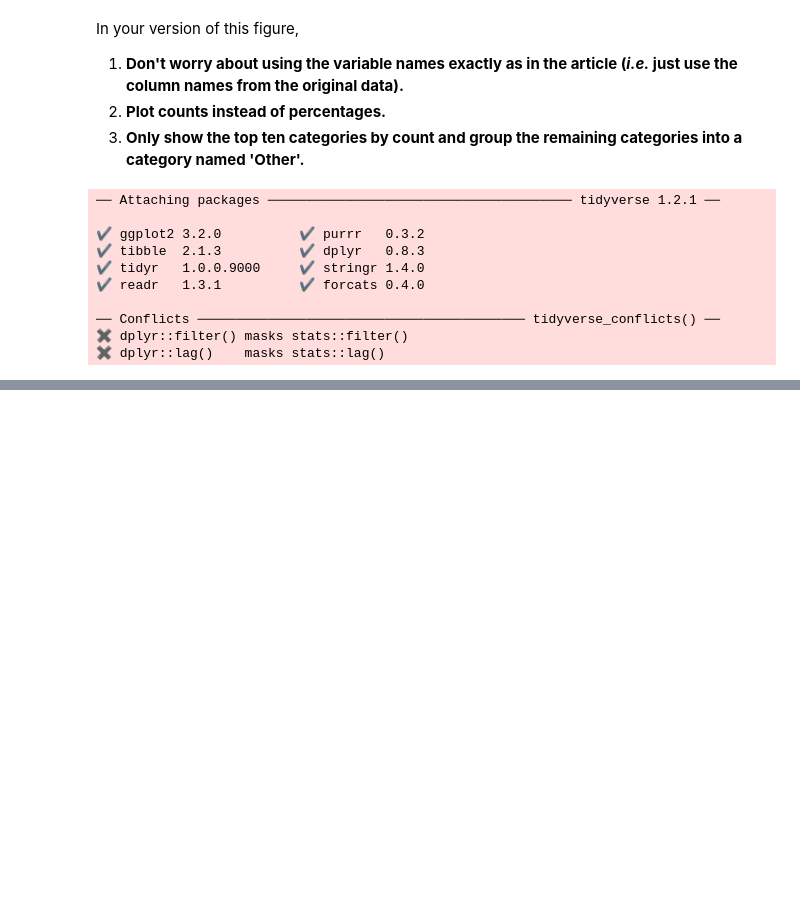
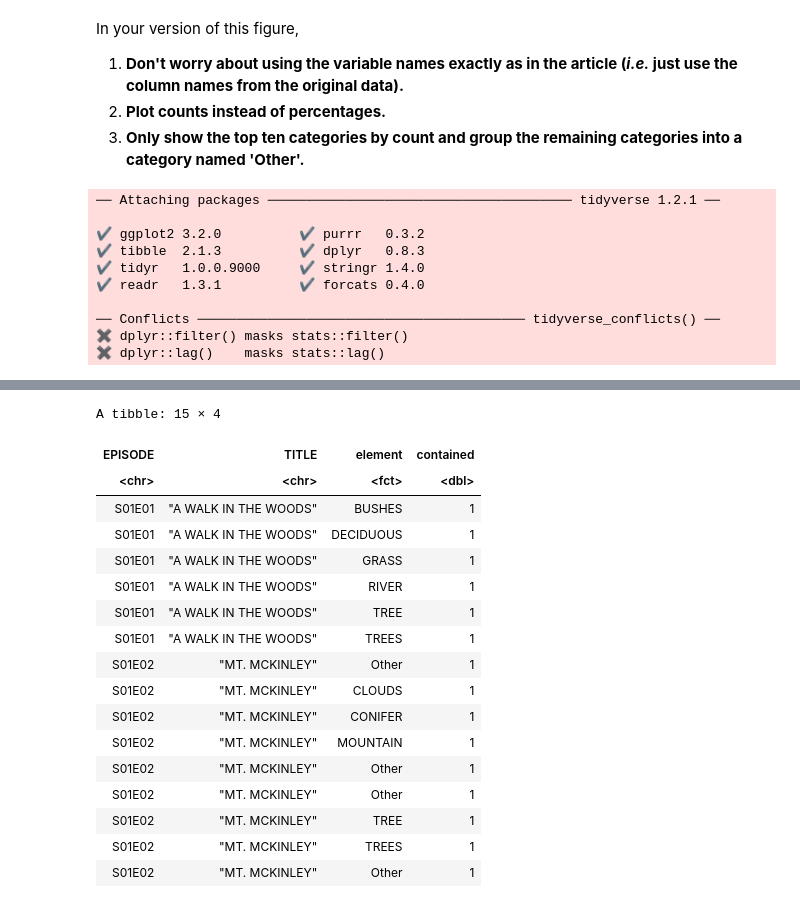
Before and after one commit to the-tanvan/BIOS512, a Jupyter notebook: assignments/03_BIOS512_assignment.ipynb, the cells around one changed output, grey strips where cells are left out. Saved outputs shown, nothing was run; the diff lists cells and outputs as text; code cells hidden in the pictures; blank space fills up the shorter version.

```diff
--- a/assignments/03_BIOS512_assignment.ipynb
+++ b/assignments/03_BIOS512_assignment.ipynb
@@ -50,12 +50,34 @@ A tibble: 5 × 69
 # %%
 # bob = df %>%
 #     pivot_longer(cols = -one_of('EPISODE', 'TITLE'), names_to = 'element', values_to = 'contained') %>%
 #     group_by(element) %>%
 #     summarize(count=sum(contained)) %>%
 #     mutate_other(element, n=10)
 # bob %>% head(5)
 
 bob = df %>%
     pivot_longer(cols = -one_of('EPISODE', 'TITLE'), names_to = 'element', values_to = 'contained') %>%
     filter(contained>0) %>%
+    mutate(element=fct_lump(element,n=10)) %>%
     mutate(element=fct_infreq(element))
+
+bob %>% head(15)
+# %% [output]
+A tibble: 15 × 4
+| EPISODE | TITLE | element | contained |
+| <chr> | <chr> | <fct> | <dbl> |
+| S01E01 | "A WALK IN THE WOODS" | BUSHES | 1 |
+| S01E01 | "A WALK IN THE WOODS" | DECIDUOUS | 1 |
+| S01E01 | "A WALK IN THE WOODS" | GRASS | 1 |
+| S01E01 | "A WALK IN THE WOODS" | RIVER | 1 |
+| S01E01 | "A WALK IN THE WOODS" | TREE | 1 |
+| S01E01 | "A WALK IN THE WOODS" | TREES | 1 |
+| S01E02 | "MT. MCKINLEY" | Other | 1 |
+| S01E02 | "MT. MCKINLEY" | CLOUDS | 1 |
+| S01E02 | "MT. MCKINLEY" | CONIFER | 1 |
+| S01E02 | "MT. MCKINLEY" | MOUNTAIN | 1 |
+| S01E02 | "MT. MCKINLEY" | Other | 1 |
+| S01E02 | "MT. MCKINLEY" | Other | 1 |
+| S01E02 | "MT. MCKINLEY" | TREE | 1 |
+| S01E02 | "MT. MCKINLEY" | TREES | 1 |
+| S01E02 | "MT. MCKINLEY" | Other | 1 |
```
Also changed, not shown: parts of 3 cells of this notebook, 2 other files.
